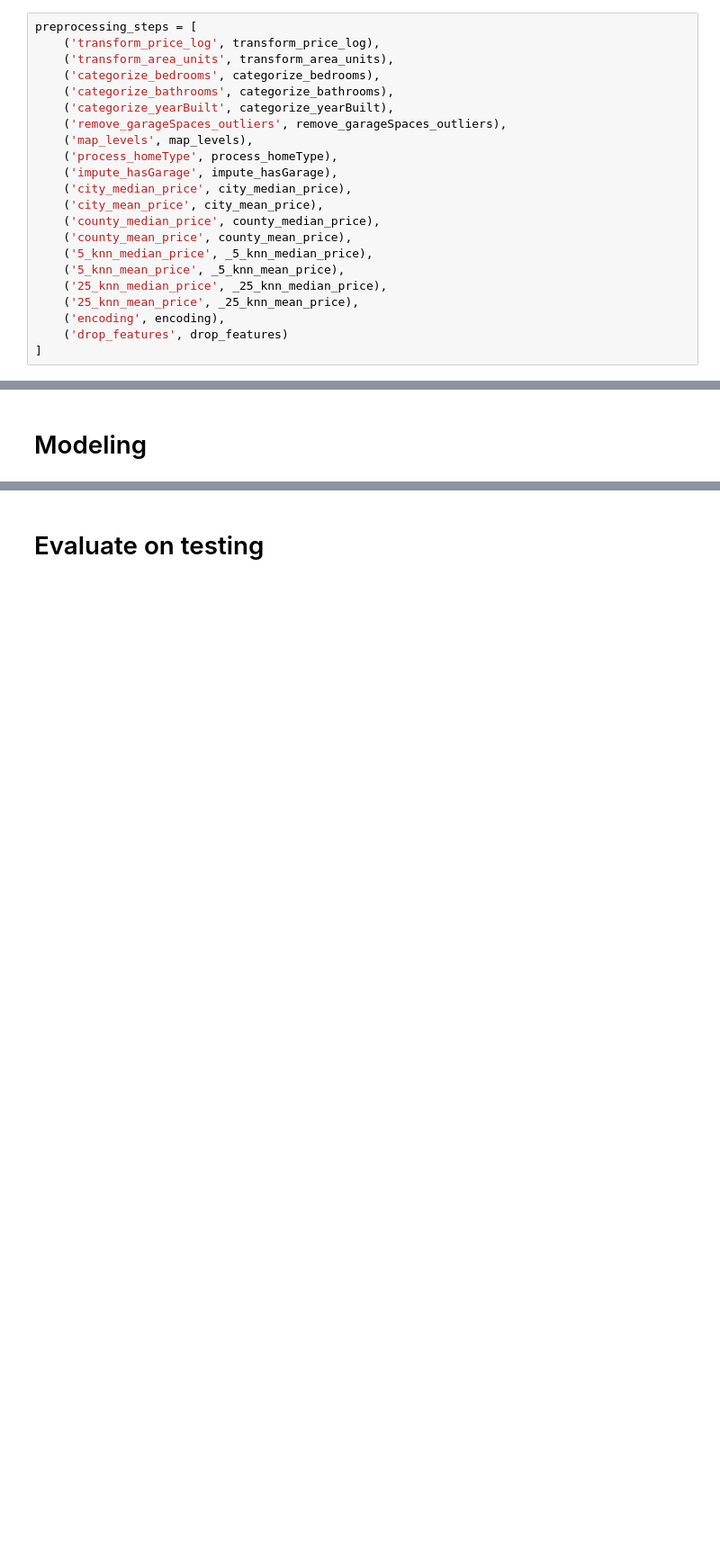
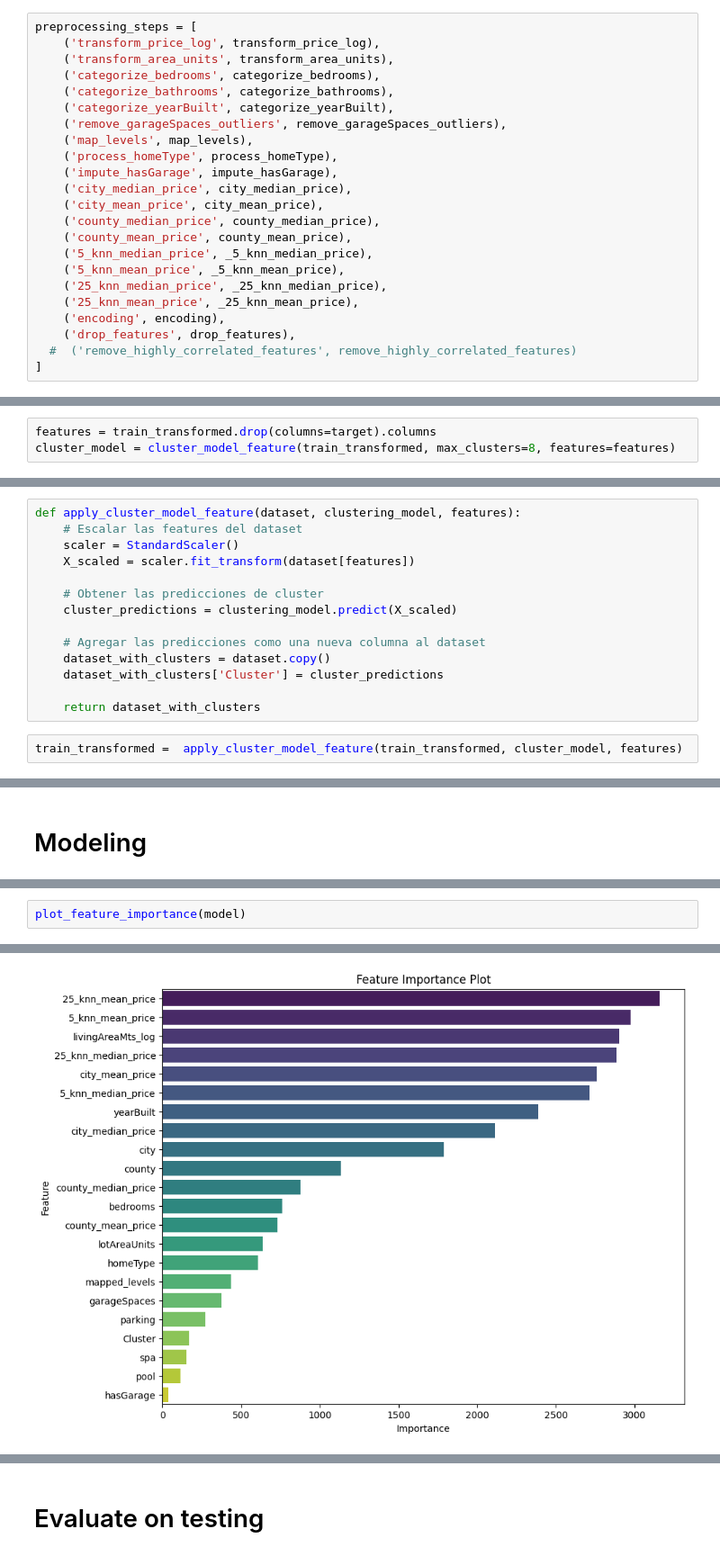
Before and after one commit to robertogarces/real-state, a Jupyter notebook: notebooks/pipeline.ipynb, the cells around one changed output, grey strips where cells are left out. Shown at 90% size. Cells and saved outputs as stored; diff of their text form; blank space fills up the shorter version.

```diff
--- a/notebooks/pipeline.ipynb
+++ b/notebooks/pipeline.ipynb
@@ -86,7 +94,8 @@ preprocessing_steps = [
     ('25_knn_median_price', _25_knn_median_price),
     ('25_knn_mean_price', _25_knn_mean_price),
     ('encoding', encoding),
-    ('drop_features', drop_features)
+    ('drop_features', drop_features),
+  #  ('remove_highly_correlated_features', remove_highly_correlated_features)
 ]
 # %% [markdown]
 # Pipelines
@@ -100,0 +147,3 @@ train_transformed.to_parquet(f'{PROCESSED_DATA_PATH}/transformed_dataset.parquet
+# %%
+features = train_transformed.drop(columns=target).columns
+cluster_model = cluster_model_feature(train_transformed, max_clusters=8, features=features)
@@ -100,0 +152,16 @@ train_transformed.to_parquet(f'{PROCESSED_DATA_PATH}/transformed_dataset.parquet
+# %%
+def apply_cluster_model_feature(dataset, clustering_model, features):
+    # Escalar las features del dataset
+    scaler = StandardScaler()
+    X_scaled = scaler.fit_transform(dataset[features])
+
+    # Obtener las predicciones de cluster
+    cluster_predictions = clustering_model.predict(X_scaled)
+
+    # Agregar las predicciones como una nueva columna al dataset
+    dataset_with_clusters = dataset.copy()
+    dataset_with_clusters['Cluster'] = cluster_predictions
+
+    return dataset_with_clusters
+# %%
+train_transformed =  apply_cluster_model_feature(train_transformed, cluster_model, features)
@@ -117,0 +192,3 @@ R2  : 0.717
+# %%
+plot_feature_importance(model)
+# %% [output]
@@ -117,0 +196 @@ R2  : 0.717
+[figure, added]
```
Also changed, not shown: parts of 20 cells of this notebook, 5 other files.
